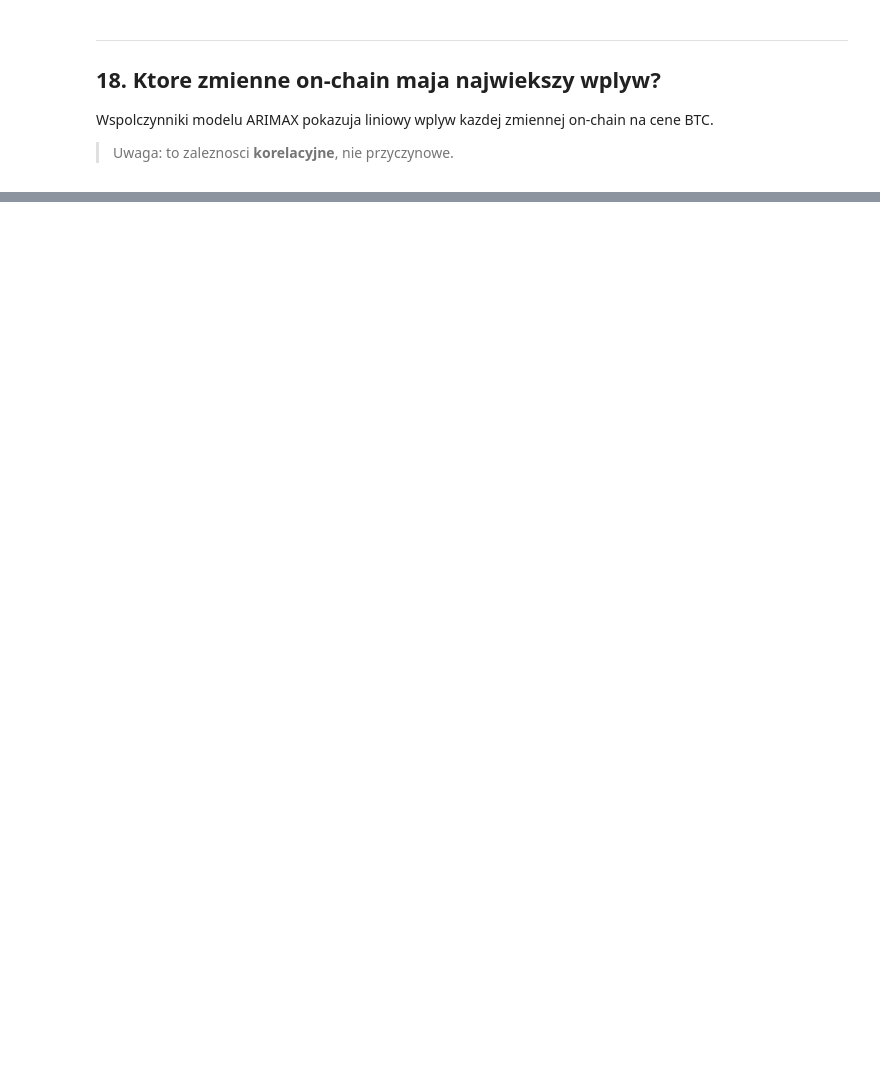
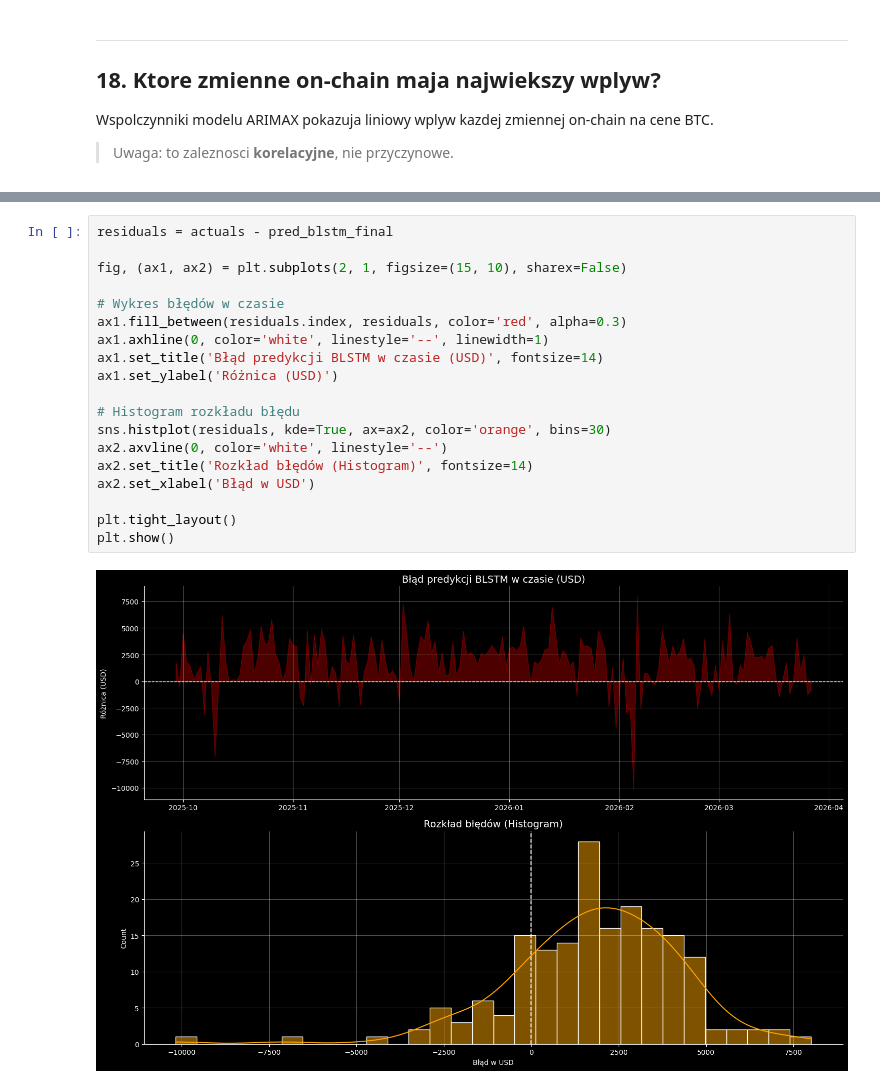
Before and after one commit to AdamDetmer/bitcoin-onchain-analysis, a Jupyter notebook: notebooks/arima_bitcoin.ipynb, the cells around one changed output, grey strips where cells are left out. Drawn from its saved outputs; the diff is of its cells as text; blank space fills up the shorter version.

```diff
--- a/notebooks/arima_bitcoin.ipynb
+++ b/notebooks/arima_bitcoin.ipynb
@@ -1152,0 +1430,21 @@ Dane on-chain uzyte w ARIMAX:
+# %%
+residuals = actuals - pred_blstm_final
+
+fig, (ax1, ax2) = plt.subplots(2, 1, figsize=(15, 10), sharex=False)
+
+# Wykres błędów w czasie
+ax1.fill_between(residuals.index, residuals, color='red', alpha=0.3)
+ax1.axhline(0, color='white', linestyle='--', linewidth=1)
+ax1.set_title('Błąd predykcji BLSTM w czasie (USD)', fontsize=14)
+ax1.set_ylabel('Różnica (USD)')
+
+# Histogram rozkładu błędu
+sns.histplot(residuals, kde=True, ax=ax2, color='orange', bins=30)
+ax2.axvline(0, color='white', linestyle='--')
+ax2.set_title('Rozkład błędów (Histogram)', fontsize=14)
+ax2.set_xlabel('Błąd w USD')
+
+plt.tight_layout()
+plt.show()
+# %% [output]
+[figure, added]
```
Also changed, not shown: parts of 46 cells of this notebook.
